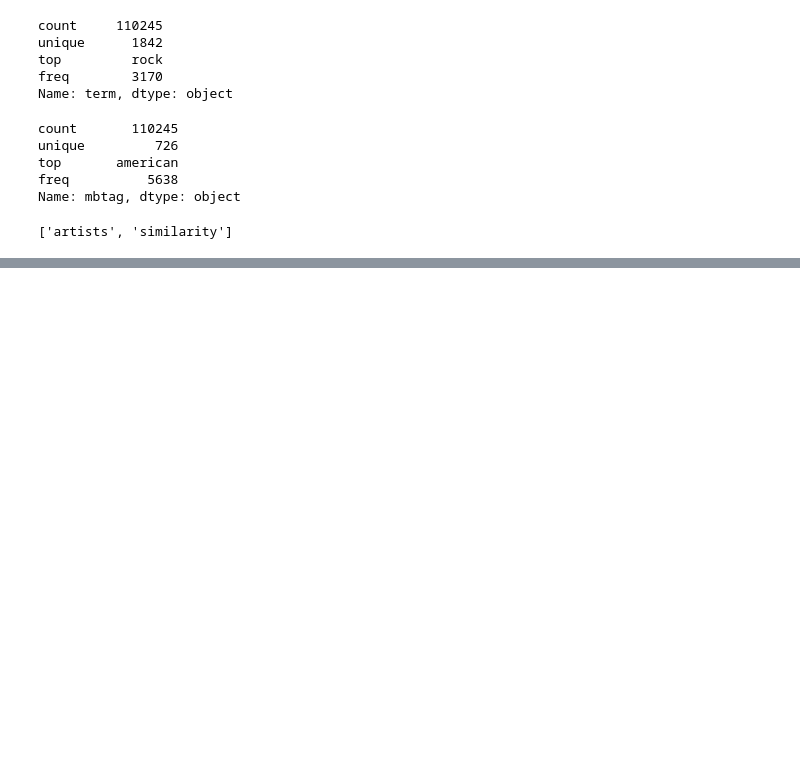
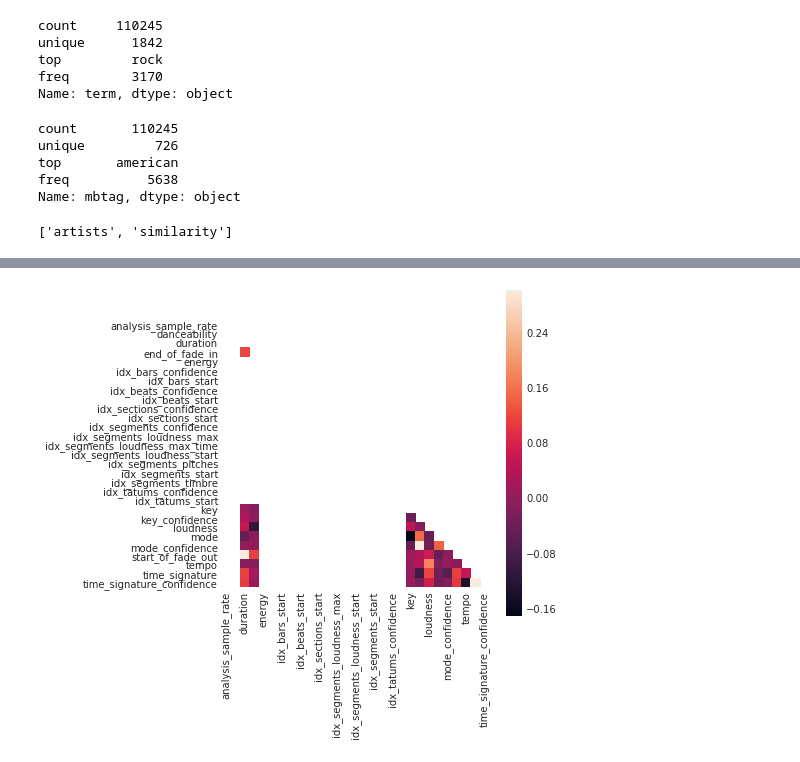
Before and after one commit to pylablanche/MillionSong, a Jupyter notebook: MusicExploration_Lauren.ipynb, the cells around one changed output, grey strips where cells are left out. Saved outputs shown, nothing was run; the diff lists cells and outputs as text; code cells hidden in the pictures; blank space fills up the shorter version.

```diff
--- a/MusicExploration_Lauren.ipynb
+++ b/MusicExploration_Lauren.ipynb
@@ -166,0 +145,6 @@ df_as
+# %%
+with pd.HDFStore('../MillionSongSubset/AdditionalFiles/subset_msd_summary_file.h5') as store:
+    print(store)
+    analysis_summary = store.select('analysis/songs')
+    metadata_summary = store.select('metadata/songs')
+    musicbrainz_summary = store.select('musicbrainz/songs')
@@ -166,0 +153,29 @@ df_as
+# %%
+import string,os
+for j in ['A','B']:
+    for k in string.ascii_uppercase:
+        for l in string.ascii_uppercase:
+            try:
+                loc = '../MillionSongSubset/data/'+j+'/'+k+'/'+l+'/'
+                fn_list = os.listdir(loc)
+                for fn in fn_list:
+                    try:
+                        print(fn)
+                        with pd.HDFStore(loc+fn) as store:
+                            if fn == 'TRAAAAW128F429D538.h5':
+                                analysis = store.select('analysis/songs')
+                                metadata = store.select('metadata/songs')
+                                musicbrainz = store.select('musicbrainz/songs')
+                            else:
+                                a = store.select('analysis/songs')
+                                me = store.select('metadata/songs')
+                                mu = store.select('musicbrainz/songs')
+                                anaysis = pd.concat([analysis,a])
+                                metadata = pd.concat([metadata,me])
+                                musicbrainz = pd.concat([musicbrainz,mu])
+                                print(a)
+                    except:
+                        with pd.HDFStore(loc+fn) as store:
+                            print(store)
+            except:
+                pass
@@ -166,0 +219,9 @@ df_as
+# %%
+plt.figure(figsize=(6,6))
+corr = analysis.corr()
+mask = np.zeros_like(corr)
+mask[np.triu_indices_from(mask)] = True
+with sns.axes_style("white"):
+    ax = sns.heatmap(corr, mask=mask, vmax=.3, square=True)
+# %% [output]
+[figure, added]
```
Also changed, not shown: parts of 12 cells of this notebook.
